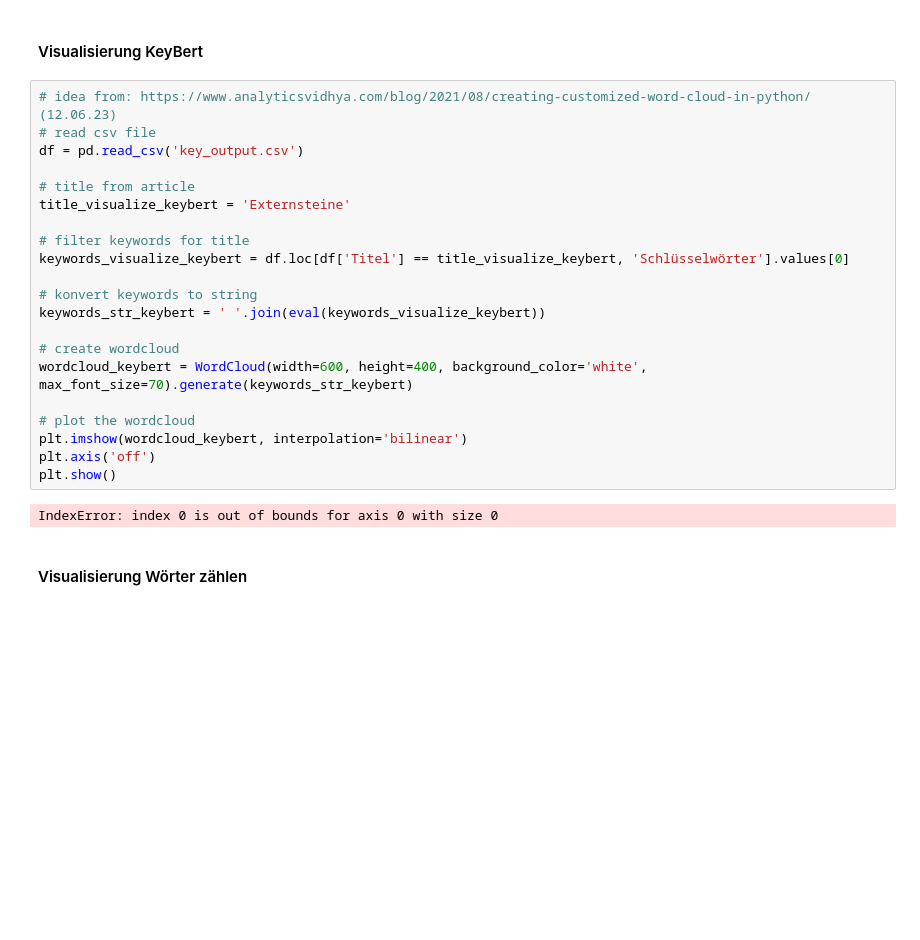
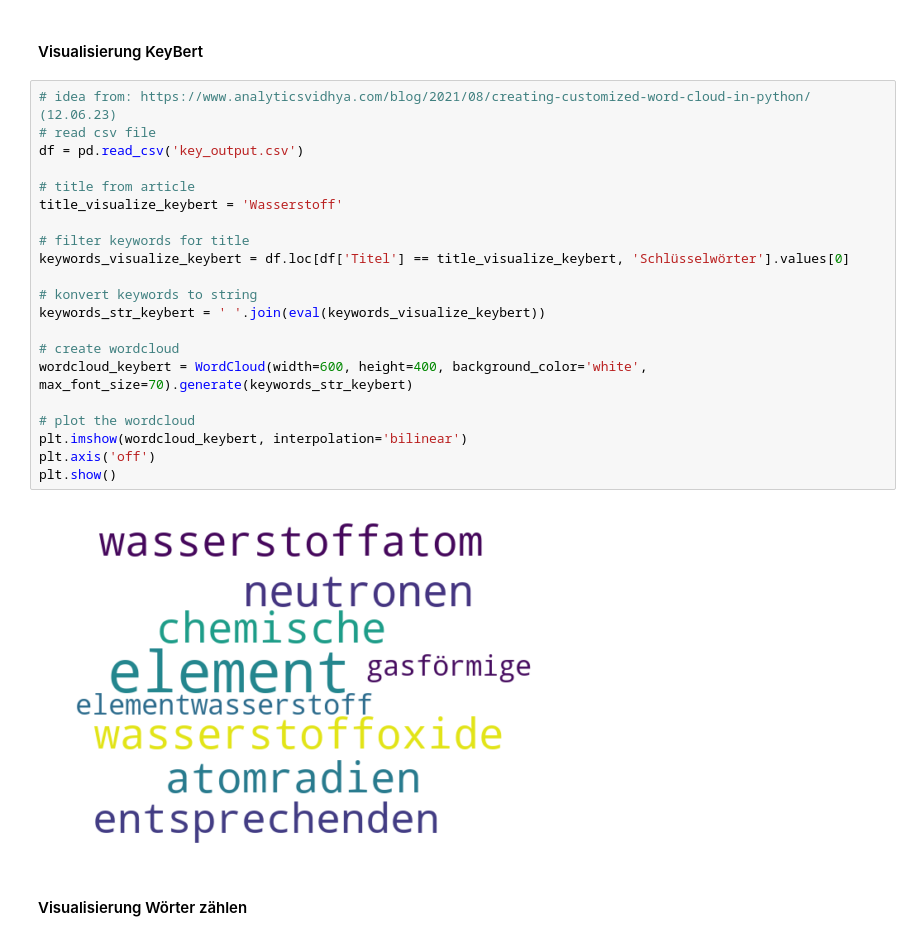
Before and after one commit to sobu02/Forschungsseminar, a Jupyter notebook: keywords.ipynb, the cells around one changed output. Drawn from its saved outputs; the diff is of its cells as text; blank space fills up the shorter version.

```diff
--- a/keywords.ipynb
+++ b/keywords.ipynb
@@ -580,26 +562,26 @@ Die beschriebene Wortwolke nutzt die Schlüsselwörter des KeyBert-Modells. Um z
 # %%
 # idea from: https://www.analyticsvidhya.com/blog/2021/08/creating-customized-word-cloud-in-python/ (12.06.23)
 # read csv file
 df = pd.read_csv('key_output.csv')
 
 # title from article
-title_visualize_keybert = 'Externsteine'
+title_visualize_keybert = 'Wasserstoff'
 
 # filter keywords for title
 keywords_visualize_keybert = df.loc[df['Titel'] == title_visualize_keybert, 'Schlüsselwörter'].values[0]
 
 # konvert keywords to string
 keywords_str_keybert = ' '.join(eval(keywords_visualize_keybert))
 
 # create wordcloud
 wordcloud_keybert = WordCloud(width=600, height=400, background_color='white', max_font_size=70).generate(keywords_str_keybert)
 
 # plot the wordcloud
 plt.imshow(wordcloud_keybert, interpolation='bilinear')
 plt.axis('off')
 plt.show()
 # %% [output]
-IndexError: index 0 is out of bounds for axis 0 with size 0
+[figure, added]
 # %% [markdown]
 #### Visualisierung Wörter zählen
 # %%
```
Also changed, not shown: parts of 12 cells of this notebook.
